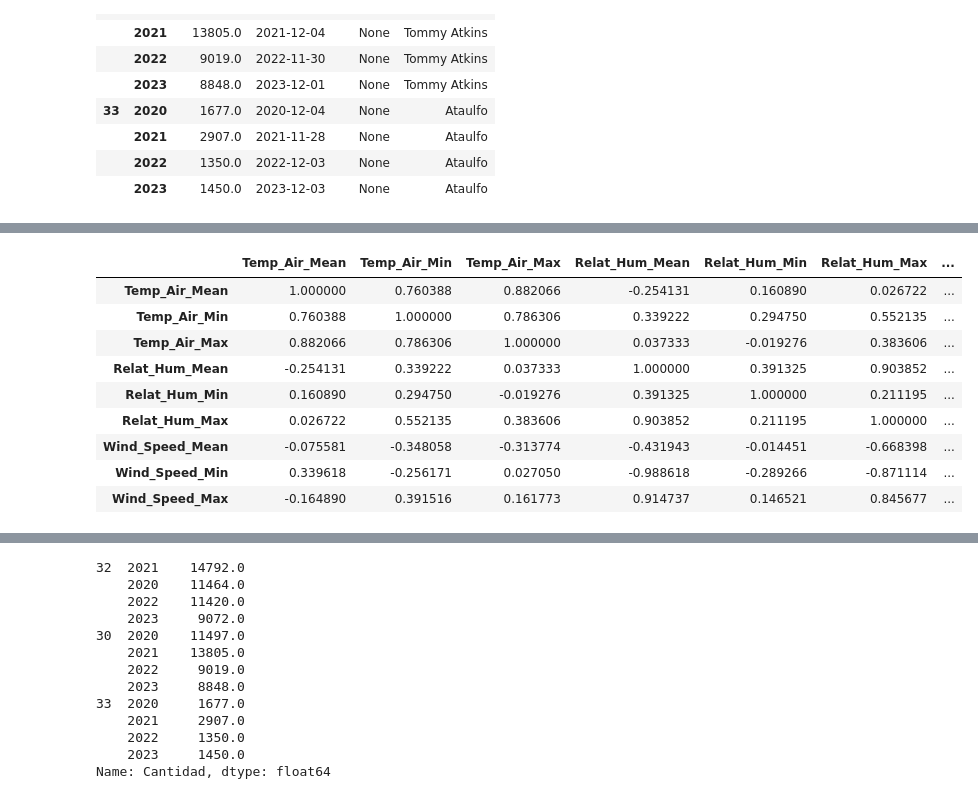
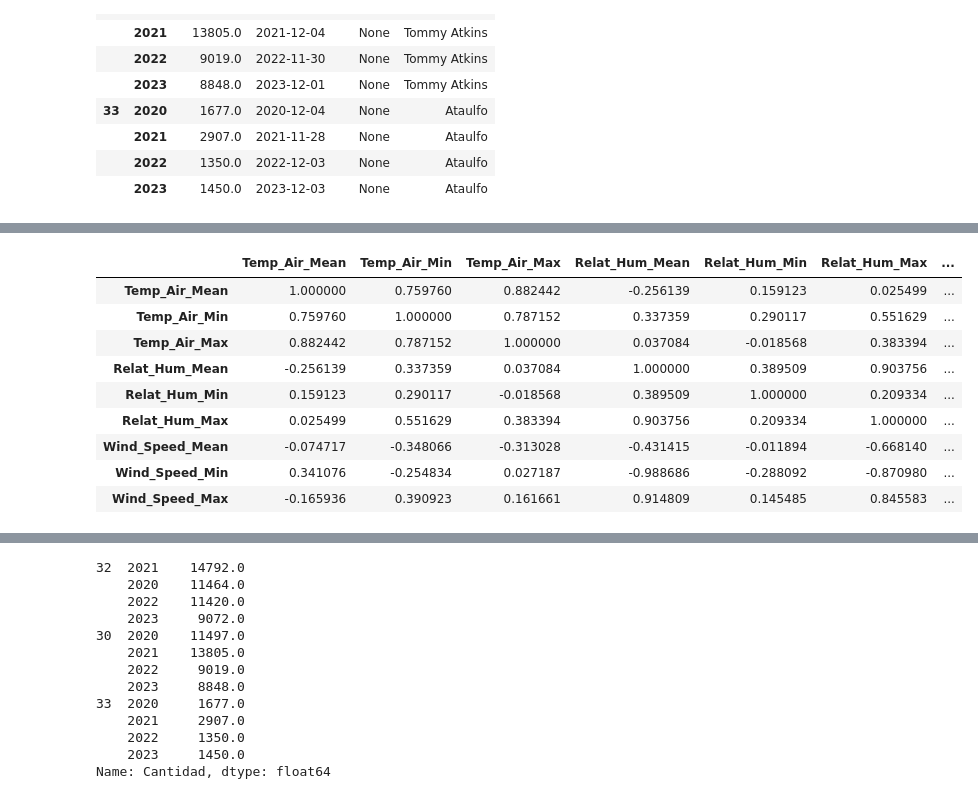
Before and after one commit to 71walceli/71walceli-UAE_Tesis_CCMangos_PredictiveModel, a Jupyter notebook: Notebooks/2_DataAnalysis.ipynb, the cells around one changed output, grey strips where cells are left out. Cells and saved outputs as stored; diff of their text form; code cells hidden in the pictures.

```diff
--- a/Notebooks/2_DataAnalysis.ipynb
+++ b/Notebooks/2_DataAnalysis.ipynb
@@ -65,17 +40,17 @@ datos_clima_suma
 # %%
-corr_promedios = datos_clima_promedios.corr()
+corr_promedios = datos_clima.resample("Y").mean().corr()
 corr_promedios
 # %% [output]
 |  | Temp_Air_Mean | Temp_Air_Min | Temp_Air_Max | Relat_Hum_Mean | Relat_Hum_Min | Relat_Hum_Max | ... |
-| Temp_Air_Mean | 1.000000 | 0.760388 | 0.882066 | -0.254131 | 0.160890 | 0.026722 | ... |
-| Temp_Air_Min | 0.760388 | 1.000000 | 0.786306 | 0.339222 | 0.294750 | 0.552135 | ... |
-| Temp_Air_Max | 0.882066 | 0.786306 | 1.000000 | 0.037333 | -0.019276 | 0.383606 | ... |
-| Relat_Hum_Mean | -0.254131 | 0.339222 | 0.037333 | 1.000000 | 0.391325 | 0.903852 | ... |
-| Relat_Hum_Min | 0.160890 | 0.294750 | -0.019276 | 0.391325 | 1.000000 | 0.211195 | ... |
-| Relat_Hum_Max | 0.026722 | 0.552135 | 0.383606 | 0.903852 | 0.211195 | 1.000000 | ... |
-| Wind_Speed_Mean | -0.075581 | -0.348058 | -0.313774 | -0.431943 | -0.014451 | -0.668398 | ... |
-| Wind_Speed_Min | 0.339618 | -0.256171 | 0.027050 | -0.988618 | -0.289266 | -0.871114 | ... |
-| Wind_Speed_Max | -0.164890 | 0.391516 | 0.161773 | 0.914737 | 0.146521 | 0.845677 | ... |
+| Temp_Air_Mean | 1.000000 | 0.759760 | 0.882442 | -0.256139 | 0.159123 | 0.025499 | ... |
+| Temp_Air_Min | 0.759760 | 1.000000 | 0.787152 | 0.337359 | 0.290117 | 0.551629 | ... |
+| Temp_Air_Max | 0.882442 | 0.787152 | 1.000000 | 0.037084 | -0.018568 | 0.383394 | ... |
+| Relat_Hum_Mean | -0.256139 | 0.337359 | 0.037084 | 1.000000 | 0.389509 | 0.903756 | ... |
+| Relat_Hum_Min | 0.159123 | 0.290117 | -0.018568 | 0.389509 | 1.000000 | 0.209334 | ... |
+| Relat_Hum_Max | 0.025499 | 0.551629 | 0.383394 | 0.903756 | 0.209334 | 1.000000 | ... |
+| Wind_Speed_Mean | -0.074717 | -0.348066 | -0.313028 | -0.431415 | -0.011894 | -0.668140 | ... |
+| Wind_Speed_Min | 0.341076 | -0.254834 | 0.027187 | -0.988686 | -0.288092 | -0.870980 | ... |
+| Wind_Speed_Max | -0.165936 | 0.390923 | 0.161661 | 0.914809 | 0.145485 | 0.845583 | ... |
 # %%
 import numpy as np
 
```
Also changed, not shown: parts of 46 cells of this notebook, 13 other files.
